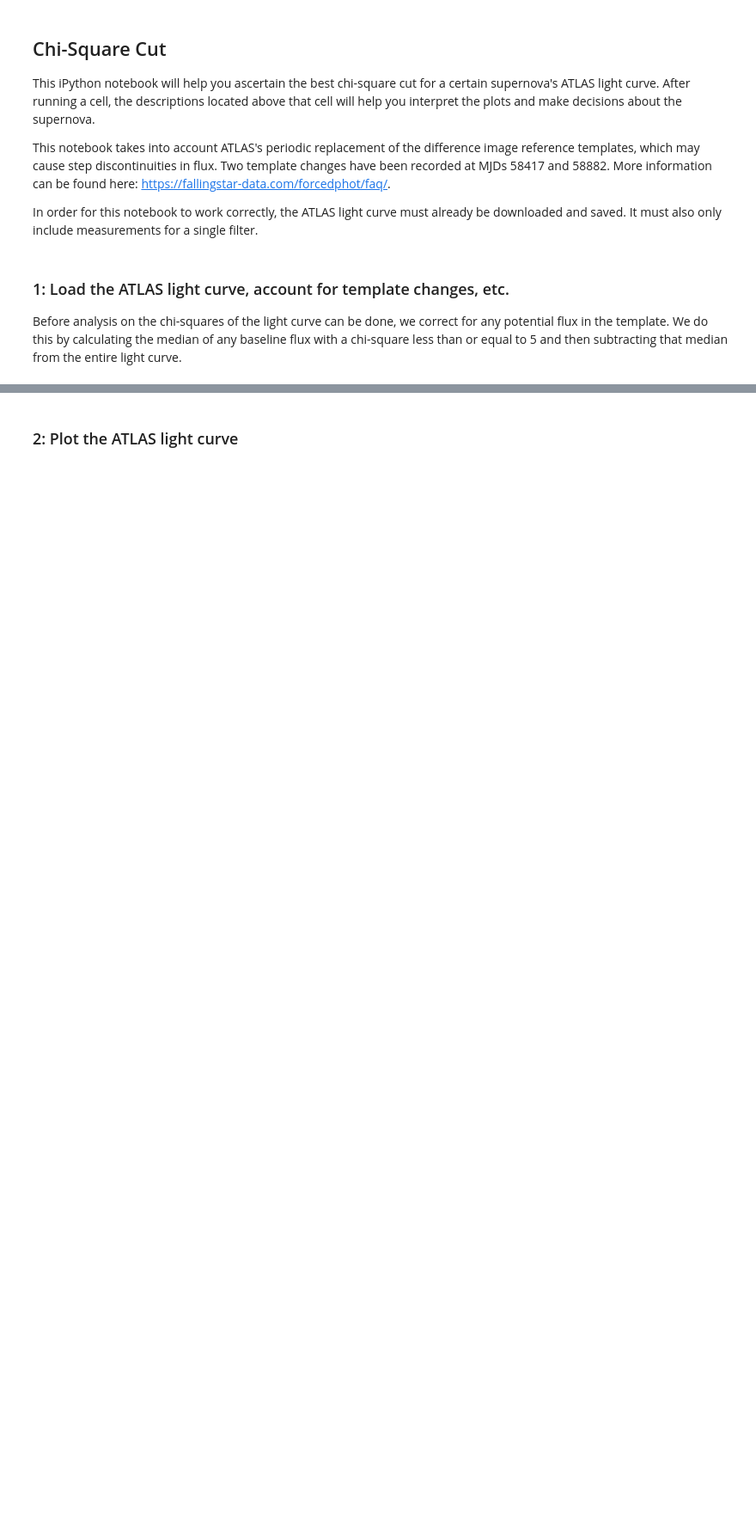
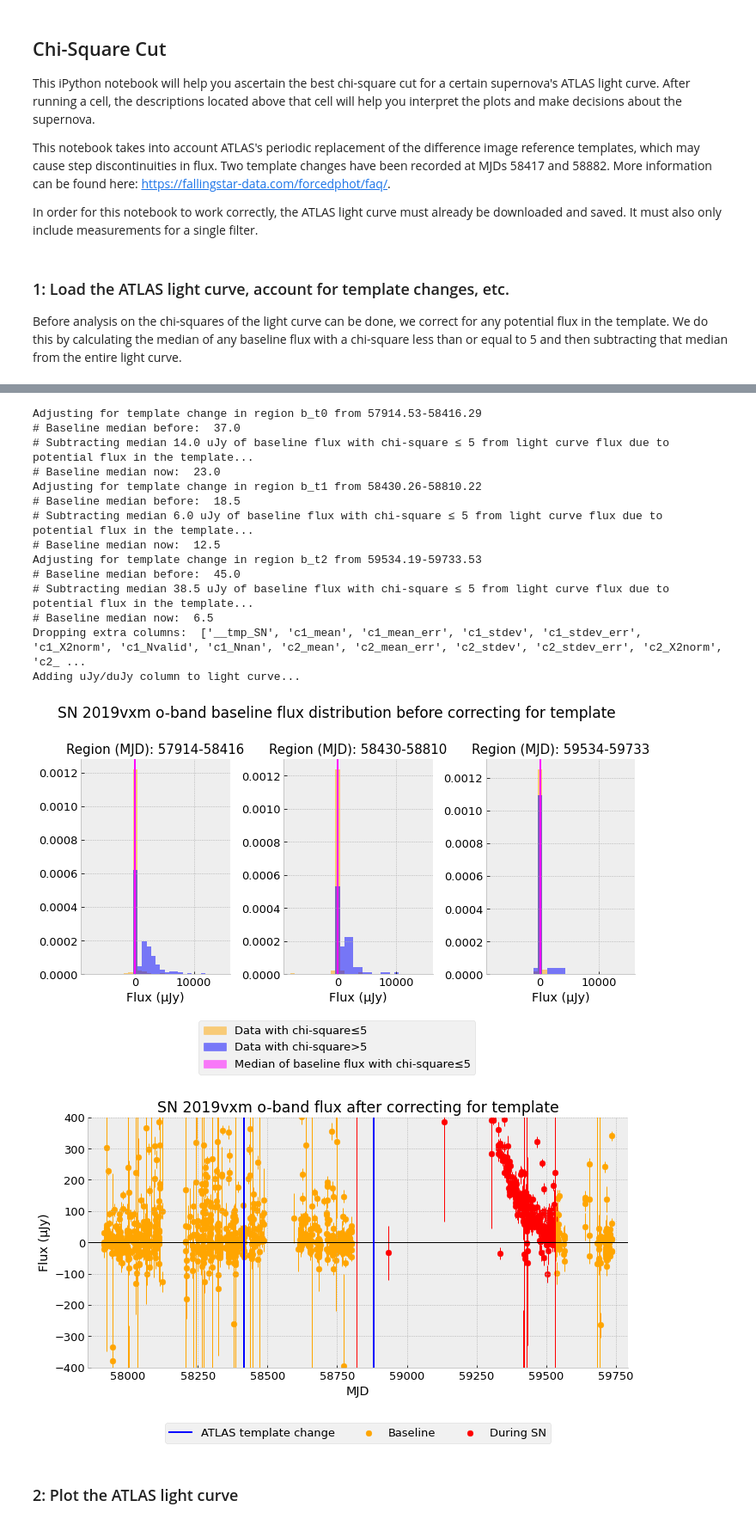
Before and after one commit to srest2021/atclean, a Jupyter notebook: chisquarecut_master.ipynb, the cells around one changed output, grey strips where cells are left out. Shown: that part at 86% size. Drawn from its saved outputs; the diff is of its cells as text; code cells hidden in the pictures; blank space fills up the shorter version.

Commit message:
added baseline endpoints changes to x2 nb

```diff
--- a/chisquarecut_master.ipynb
+++ b/chisquarecut_master.ipynb
@@ -73,9 +73,20 @@ filter = 'o'
 discdate = 58818.04
 api_key = None
 
-# Optionally, enter the x limits for the flux (µJy) distribution histograms:
+# Enter the number of minimum days between a template change date and the SN discovery date
+# in order to use this data as baseline (meaning before SN starts) flux for that template region:
+Ndays_min = 6
+
+# Optionally, manually enter the x limits for the flux (µJy) distribution histograms:
+fdf_xlim_lower = None
+fdf_xlim_upper = None
+
+# Optionally, manually enter the x and y limits for the before and after plots of the light curve
+# when adjusting for template changes:
 xlim_lower = None
 xlim_upper = None
+ylim_lower = None
+ylim_upper = None
 # %%
 # get discovery date if needed, load in light curve, account for template changes,
 # and add uJy/duJy column
@@ -235,3 +373,31 @@ Adding uJy/duJy column to light curve...
+# %%
+# using plot above, can manually redefine baseline endpoints within each template region; then, adjust for template changes using baseline endpoints
+
+correct4template(regions, fdf_xlim_lower=fdf_xlim_lower, fdf_xlim_upper=fdf_xlim_upper, xlim_lower=xlim_lower, xlim_upper=xlim_upper, ylim_lower=ylim_lower, ylim_upper=ylim_upper)
+
+drop_extra_columns('lc') # comment out this line if dropping columns is giving you unexpected trouble
+
+# add flux/dflux column
+print('Adding uJy/duJy column to light curve...')
+lc_info['lc'].t['uJy/duJy'] = lc_info['lc'].t['uJy']/lc_info['lc'].t['duJy']
+lc_info['lc'].t = lc_info['lc'].t.replace([np.inf, -np.inf], np.nan)
+# %% [output]
+Adjusting for template change in region b_t0 from 57914.53-58416.29
+# Baseline median before:  37.0
+# Subtracting median 14.0 uJy of baseline flux with chi-square ≤ 5 from light curve flux due to potential flux in the template...
+# Baseline median now:  23.0
+Adjusting for template change in region b_t1 from 58430.26-58810.22
+# Baseline median before:  18.5
+# Subtracting median 6.0 uJy of baseline flux with chi-square ≤ 5 from light curve flux due to potential flux in the template...
+# Baseline median now:  12.5
+Adjusting for template change in region b_t2 from 59534.19-59733.53
+# Baseline median before:  45.0
+# Subtracting median 38.5 uJy of baseline flux with chi-square ≤ 5 from light curve flux due to potential flux in the template...
+# Baseline median now:  6.5
+Dropping extra columns:  ['__tmp_SN', 'c1_mean', 'c1_mean_err', 'c1_stdev', 'c1_stdev_err', 'c1_X2norm', 'c1_Nvalid', 'c1_Nnan', 'c2_mean', 'c2_mean_err', 'c2_stdev', 'c2_stdev_err', 'c2_X2norm', 'c2_ ...
+Adding uJy/duJy column to light curve...
+[figure, added]
+[figure, added]
 # %% [markdown]
 ### 2: Plot the ATLAS light curve
 # %%
```
Also changed, not shown: parts of 2 cells of this notebook, 1 other file.
